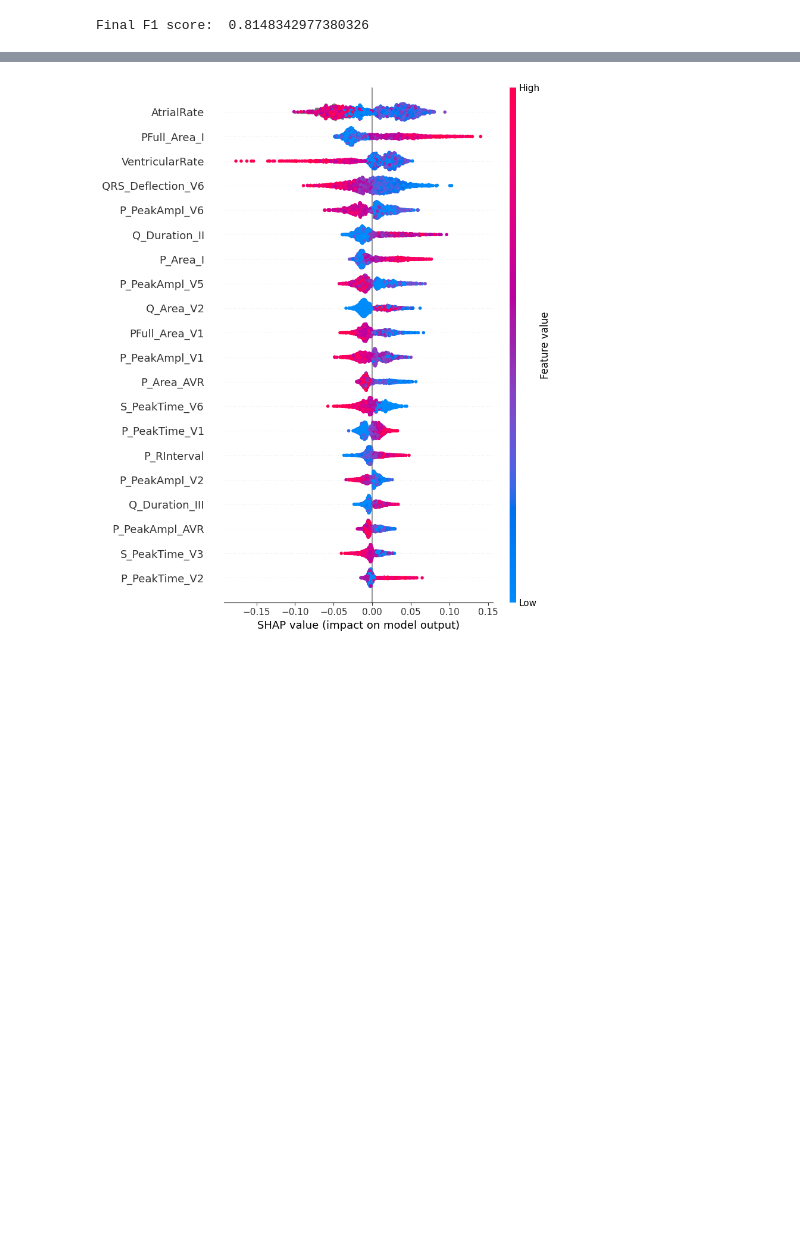
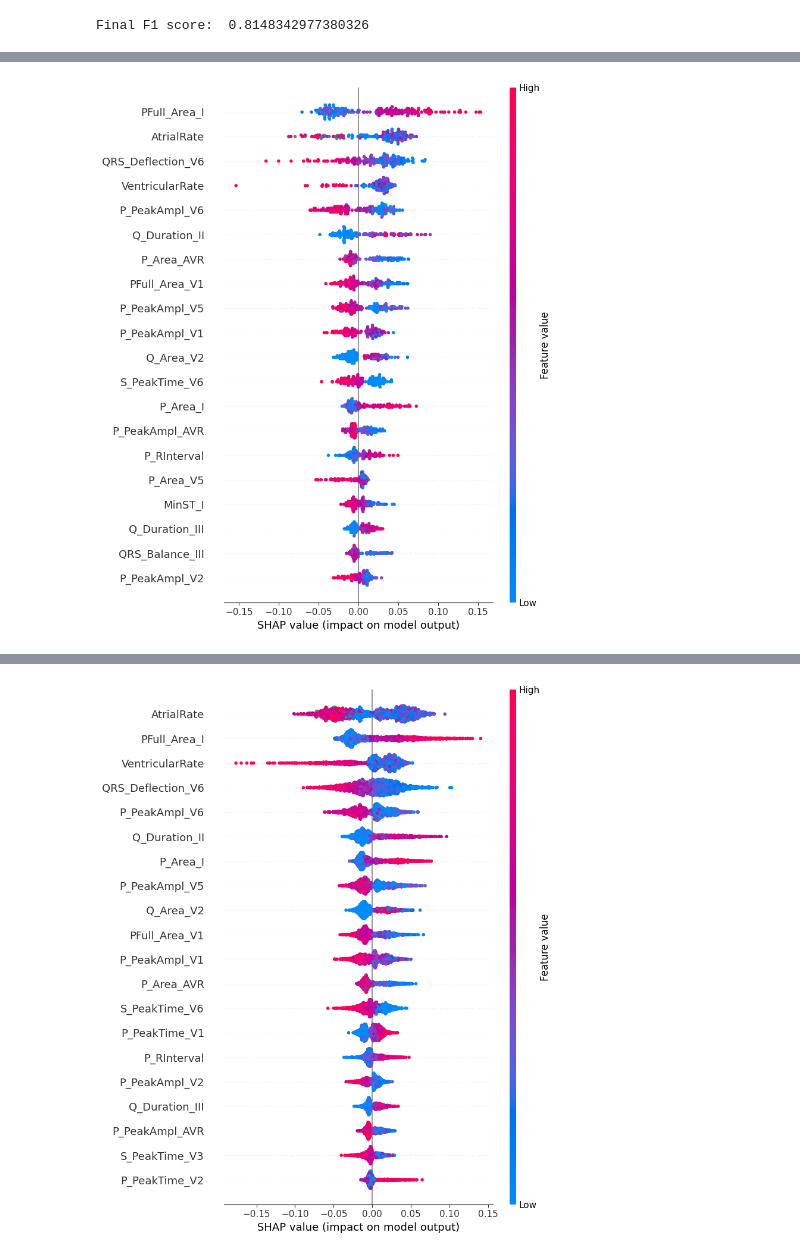
Before and after one commit to clv07/stroke-of-luck, a Jupyter notebook: 12SL_MI_CorrectionModels.ipynb, the cells around one changed output, grey strips where cells are left out. Saved outputs shown, nothing was run; the diff lists cells and outputs as text; code cells hidden in the pictures; blank space fills up the shorter version.

```diff
--- a/12SL_MI_CorrectionModels.ipynb
+++ b/12SL_MI_CorrectionModels.ipynb
@@ -335 +335,5 @@ shap.plots._waterfall.waterfall_legacy(explainer.expected_value, shap_values_fp[
+# %%
+shap.summary_plot(shap_values_fp, X_fp_pos)
+# %% [output]
+[figure, added]
 # %%
```
Also changed, not shown: parts of 8 cells of this notebook.
